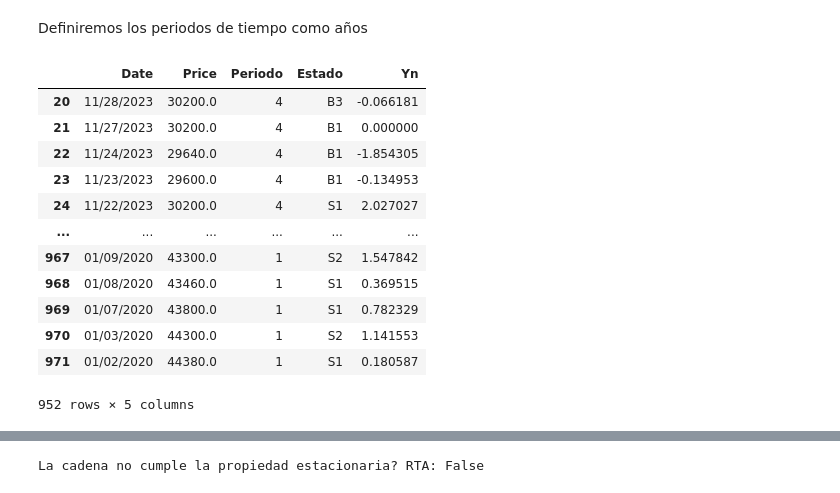
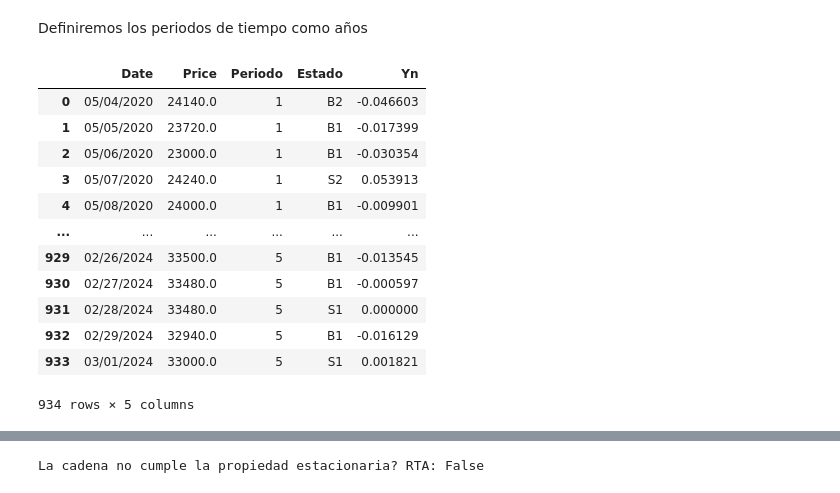
Before and after one commit to JuanJoseCifuentes/inv-de-operaciones, a Jupyter notebook: Segundo Corte/bancolombia_markoviana.ipynb, the cells around one changed output, grey strips where cells are left out. Cells and saved outputs as stored; diff of their text form; code cells hidden in the pictures.

```diff
--- a/Segundo Corte/bancolombia_markoviana.ipynb
+++ b/Segundo Corte/bancolombia_markoviana.ipynb
@@ -25,6 +26,10 @@ df_bancolombia
 # %%
 #Eliminar columnas inútiles
 df_bancolombia = df_bancolombia.drop(columns=['Open','High','Low','Vol.','Change %'])
+
+#Se invierte el dataframe para empezar desde los datos mas antiguos
+df_bancolombia = df_bancolombia.iloc[::-1]
+df_bancolombia = df_bancolombia.reset_index(drop=True)
 
 #Convertir los precios de string a float
 df_bancolombia['Price'] = df_bancolombia['Price'].str.replace(',', '')
@@ -38,6 +43,7 @@ df_bancolombia.insert(2, 'Yn', new_col, True)
 
 #Eliminamos primer dato debido a que no se puede calcular Yn
 df_bancolombia = df_bancolombia.drop([0])
+df_bancolombia = df_bancolombia.reset_index(drop=True)
 # %%
 with pd.option_context('display.max_rows', None,
                        'display.max_columns', None,
@@ -71,25 +77,26 @@ data = df_bancolombia['Yn']
 
 for i, percentage in enumerate(data):
     if(i >= (l - 1)):
-        min = i - l
+        min = i - l + 1
 
         desviacion = np.std(data[min:i])
 
-        if percentage > (2 * desviacion):
+        if percentage >= (2 * desviacion):
             new_col.append('S3')
-        elif percentage > desviacion:
+        elif percentage >= desviacion:
             new_col.append('S2')
-        elif percentage > 0:
+        elif percentage >= 0:
             new_col.append('S1')
-        elif percentage > -(desviacion):
+        elif percentage >= -(desviacion):
             new_col.append('B1')
-        elif percentage > -(2 * desviacion):
+        elif percentage >= -(2 * desviacion):
             new_col.append('B2')
         else:
             new_col.append('B3')
 
-df_bancolombia = df_bancolombia.drop([i for i in range(1,l)])
+df_bancolombia = df_bancolombia.drop([i for i in range(l-1)])
 df_bancolombia.insert(2, 'Estado', new_col, True)
+df_bancolombia = df_bancolombia.reset_index(drop=True)
 # %%
 df_bancolombia
 # %% [output]
@@ -353,31 +360,33 @@ Definiremos los periodos de tiempo como años
 # %%
 new_col = []
 for date in df_bancolombia['Date']:
     if '2020' in date:
         new_col.append(1)
     elif '2021' in date:
         new_col.append(2)
     elif '2022' in date:
         new_col.append(3)
+    elif '2023' in date:
+        new_col.append(4)
     else:
-        new_col.append(4)
+        new_col.append(5)
 df_bancolombia.insert(2, 'Periodo', new_col, True)
 
 df_bancolombia
 # %% [output]
 |  | Date | Price | Periodo | Estado | Yn |
-| 20 | 11/28/2023 | 30200.0 | 4 | B3 | -0.066181 |
-| 21 | 11/27/2023 | 30200.0 | 4 | B1 | 0.000000 |
-| 22 | 11/24/2023 | 29640.0 | 4 | B1 | -1.854305 |
-| 23 | 11/23/2023 | 29600.0 | 4 | B1 | -0.134953 |
-| 24 | 11/22/2023 | 30200.0 | 4 | S1 | 2.027027 |
+| 0 | 05/04/2020 | 24140.0 | 1 | B2 | -0.046603 |
+| 1 | 05/05/2020 | 23720.0 | 1 | B1 | -0.017399 |
+| 2 | 05/06/2020 | 23000.0 | 1 | B1 | -0.030354 |
+| 3 | 05/07/2020 | 24240.0 | 1 | S2 | 0.053913 |
+| 4 | 05/08/2020 | 24000.0 | 1 | B1 | -0.009901 |
 | ... | ... | ... | ... | ... | ... |
-| 967 | 01/09/2020 | 43300.0 | 1 | S2 | 1.547842 |
-| 968 | 01/08/2020 | 43460.0 | 1 | S1 | 0.369515 |
-| 969 | 01/07/2020 | 43800.0 | 1 | S1 | 0.782329 |
-| 970 | 01/03/2020 | 44300.0 | 1 | S2 | 1.141553 |
-| 971 | 01/02/2020 | 44380.0 | 1 | S1 | 0.180587 |
+| 929 | 02/26/2024 | 33500.0 | 5 | B1 | -0.013545 |
+| 930 | 02/27/2024 | 33480.0 | 5 | B1 | -0.000597 |
+| 931 | 02/28/2024 | 33480.0 | 5 | S1 | 0.000000 |
+| 932 | 02/29/2024 | 32940.0 | 5 | B1 | -0.016129 |
+| 933 | 03/01/2024 | 33000.0 | 5 | S1 | 0.001821 |
-952 rows × 5 columns
+934 rows × 5 columns
 # %%
 periodos = np.array(df_bancolombia['Periodo'])
 estados = np.array(df_bancolombia['Estado'])
```
Also changed, not shown: parts of 29 cells of this notebook.
